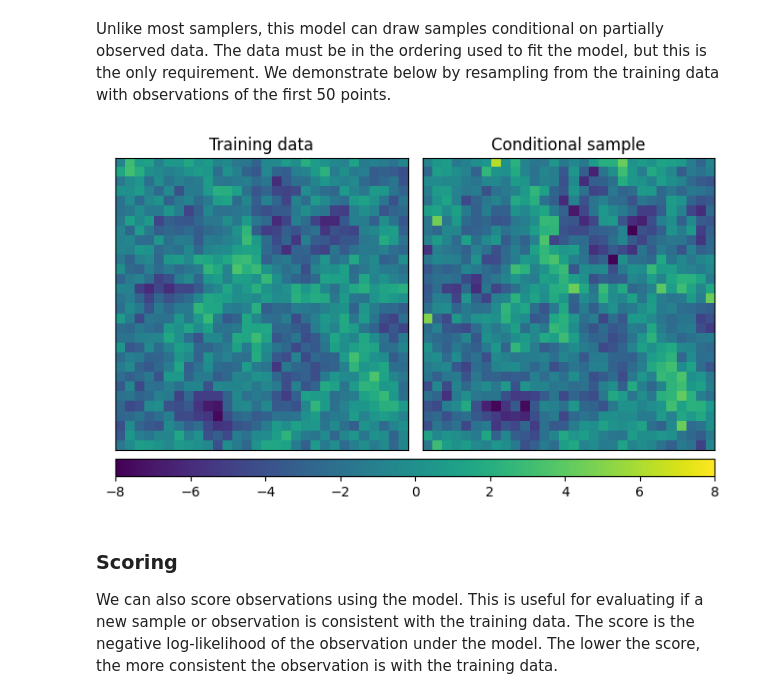
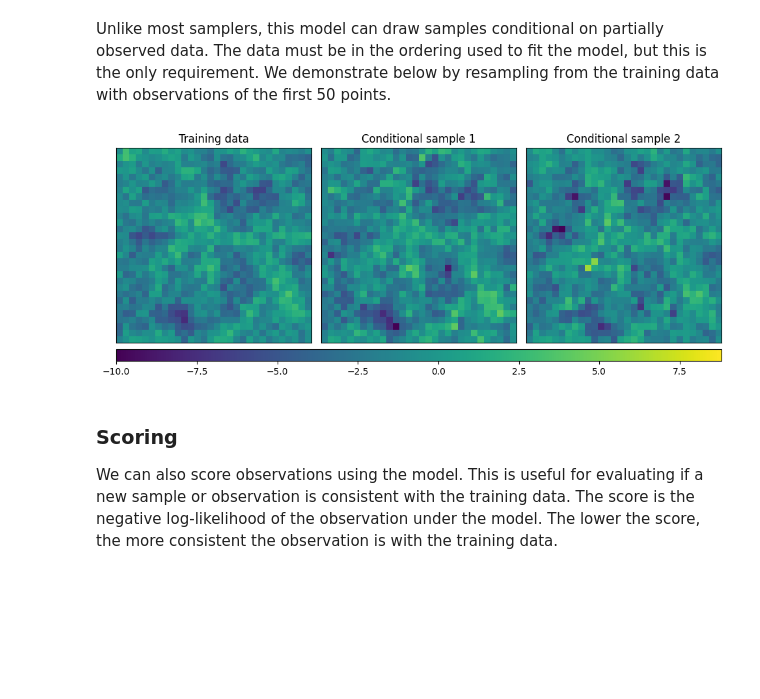
Before and after one commit to katzfuss-group/batram, a Jupyter notebook: notebooks/getting-started.ipynb, the cells around one changed output. Drawn from its saved outputs; the diff is of its cells as text; code cells hidden in the pictures; blank space fills up the shorter version.

Commit message:
update to reflect the changes made to cond_samp in 3f48c3f3f72c0261e1d9d8a0743b356e092a61a9

```diff
--- a/notebooks/getting-started.ipynb
+++ b/notebooks/getting-started.ipynb
@@ -297,30 +301,42 @@ data with observations of the first 50 points.
 # Resample with a partially observed part of the training data
 partial_field = obs[0, :250]
 
-# Drawing the conditional sample
-conditional_sample = tm.cond_sample(xFix = partial_field)
+# Drawing the conditional samples
+conditional_samples = tm.cond_sample(xFix = partial_field, num_samples=2)
 # %%
 # Compare the resampled field with the training data
 gspec = {'wspace': 0.05}
-fig, ax = plt.subplots(1, 2, figsize=(8, 4), gridspec_kw=gspec, squeeze=True)
+fig, ax = plt.subplots(1, 3, figsize=(12, 4), gridspec_kw=gspec, squeeze=True)
+
+# get min, max of obs and conditional_samples
+vmin = min(obs[0].min(), conditional_samples.min())
+vmin = min(obs[0].min(), conditional_samples.min())
+
 
 # Plot the training data
-ax[0].imshow(obs[0][order.argsort()].reshape(30, 30), vmin=-8, vmax=8)
+ax[0].imshow(obs[0][order.argsort()].reshape(30, 30), vmin=vmin, vmax=vmax)
 ax[0].set_xticks([])
 ax[0].set_yticks([])
 ax[0].set_title("Training data")
 
-# Plot the conditionally resampled field
-im = ax[1].imshow(conditional_sample[order.argsort()].reshape(30, 30), vmin=-8, vmax=8)
+# Plot the conditionally resampled field (sample 1)
+im = ax[1].imshow(conditional_samples[0, order.argsort()].reshape(30, 30), vmin=vmin, vmax=vmax)
 ax[1].set_xticks([])
 ax[1].set_yticks([])
-ax[1].set_title("Conditional sample")
+ax[1].set_title("Conditional sample 1")
+
+# Plot the conditionally resampled field (sample 2)
+im = ax[2].imshow(conditional_samples[1, order.argsort()].reshape(30, 30), vmin=vmin, vmax=vmax)
+ax[2].set_xticks([])
+ax[2].set_yticks([])
+ax[2].set_title("Conditional sample 2")
+
 fig.subplots_adjust(right=0.9)
 cbar = fig.add_axes([0.125, 0.05, 0.775, 0.045])
 fig.colorbar(im, cax=cbar, orientation="horizontal")
 plt.show()
 # %% [output]
-[figure, old version]
+[figure, new version]
 # %% [markdown]
 ### Scoring
 
```
Also changed, not shown: parts of 1 cell of this notebook.
